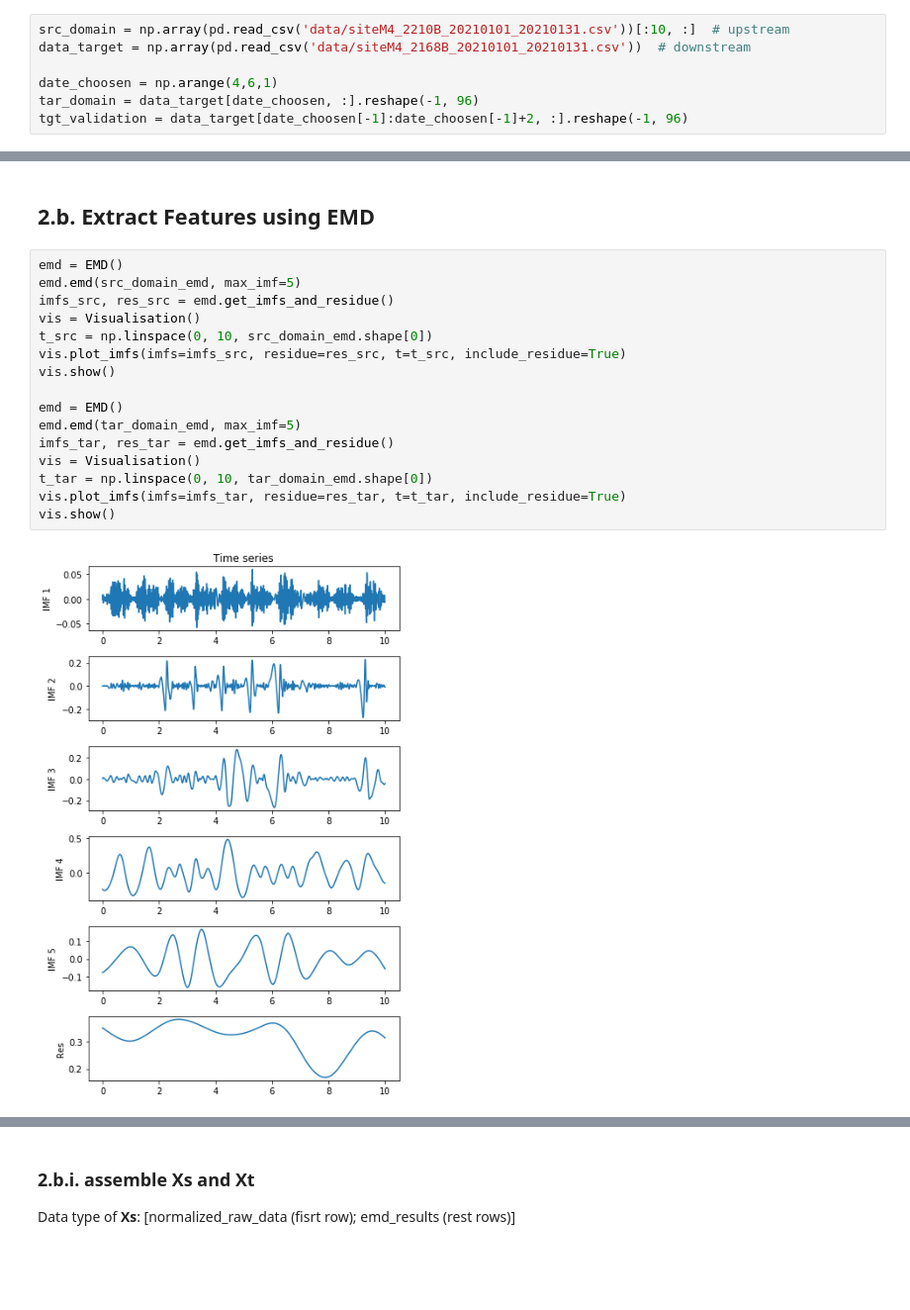
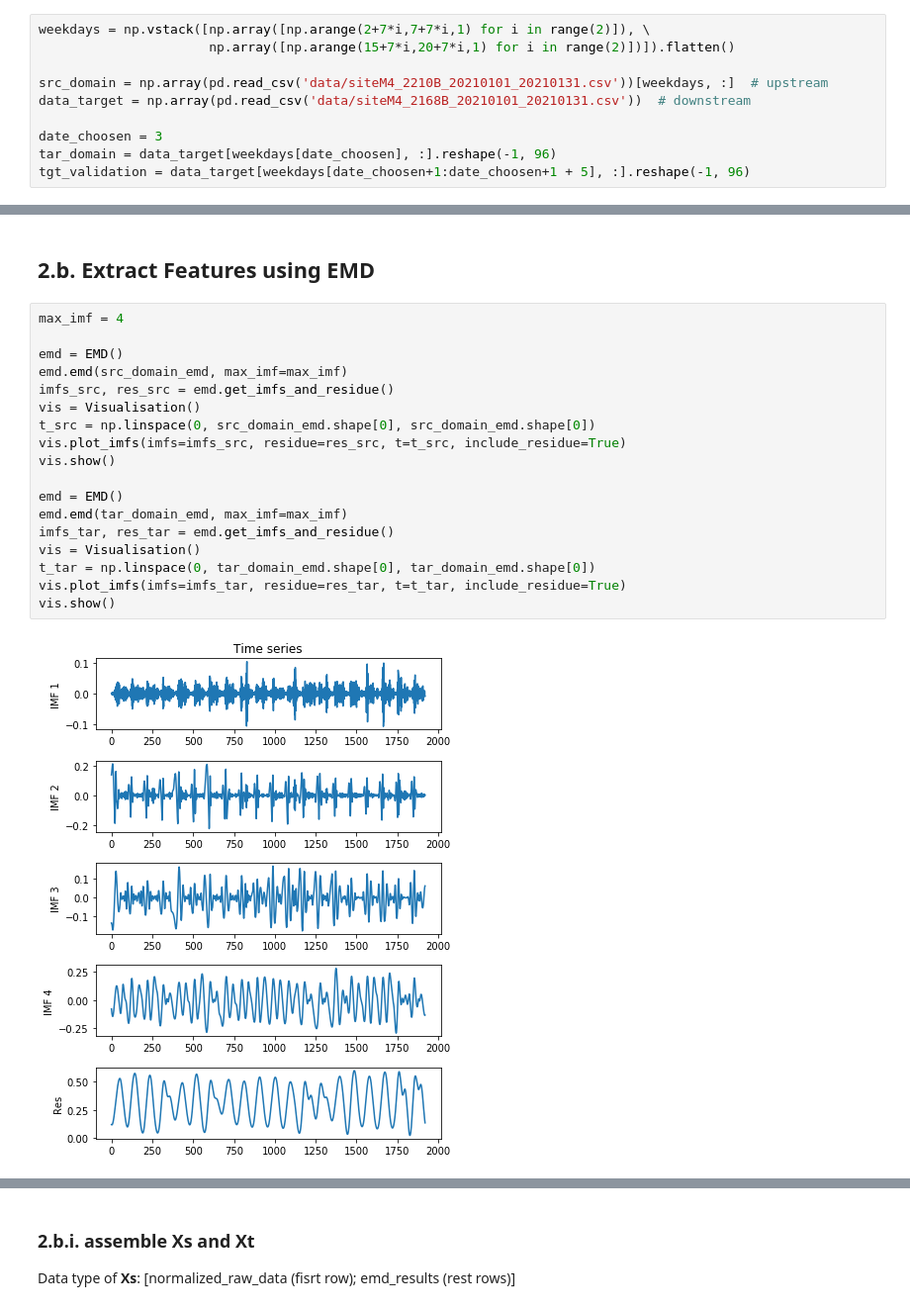
Before and after one commit to khzhang2/TCA_traffic, a Jupyter notebook: TCA_EMD_temporal_data_draft2.ipynb, the cells around one changed output, grey strips where cells are left out. Shown at 99% size. Drawn from its saved outputs; the diff is of its cells as text; blank space fills up the shorter version.

```diff
--- a/TCA_EMD_temporal_data_draft2.ipynb
+++ b/TCA_EMD_temporal_data_draft2.ipynb
@@ -162,12 +148,15 @@ plt.plot(Xs_new[1, :])
 # %% [markdown]
 ## 2.a. Load Data
 # %%
-src_domain = np.array(pd.read_csv('data/siteM4_2210B_20210101_20210131.csv'))[:10, :]  # upstream
+weekdays = np.vstack([np.array([np.arange(2+7*i,7+7*i,1) for i in range(2)]), \
+                      np.array([np.arange(15+7*i,20+7*i,1) for i in range(2)])]).flatten()
+
+src_domain = np.array(pd.read_csv('data/siteM4_2210B_20210101_20210131.csv'))[weekdays, :]  # upstream
 data_target = np.array(pd.read_csv('data/siteM4_2168B_20210101_20210131.csv'))  # downstream
 
-date_choosen = np.arange(4,6,1)
-tar_domain = data_target[date_choosen, :].reshape(-1, 96)
-tgt_validation = data_target[date_choosen[-1]:date_choosen[-1]+2, :].reshape(-1, 96)
+date_choosen = 3
+tar_domain = data_target[weekdays[date_choosen], :].reshape(-1, 96)
+tgt_validation = data_target[weekdays[date_choosen+1:date_choosen+1 + 5], :].reshape(-1, 96)
 # %% [markdown]
 ### 2.a.i. preview data
 # %%
@@ -180,20 +178,22 @@ tar_domain_emd = normalize(tar_domain.flatten())
 # %% [markdown]
 ## 2.b. Extract Features using EMD
 # %%
+max_imf = 4
+
 emd = EMD()
-emd.emd(src_domain_emd, max_imf=5)
+emd.emd(src_domain_emd, max_imf=max_imf)
 imfs_src, res_src = emd.get_imfs_and_residue()
 vis = Visualisation()
-t_src = np.linspace(0, 10, src_domain_emd.shape[0])
+t_src = np.linspace(0, src_domain_emd.shape[0], src_domain_emd.shape[0])
 vis.plot_imfs(imfs=imfs_src, residue=res_src, t=t_src, include_residue=True)
 vis.show()
 
 emd = EMD()
-emd.emd(tar_domain_emd, max_imf=5)
+emd.emd(tar_domain_emd, max_imf=max_imf)
 imfs_tar, res_tar = emd.get_imfs_and_residue()
 vis = Visualisation()
-t_tar = np.linspace(0, 10, tar_domain_emd.shape[0])
+t_tar = np.linspace(0, tar_domain_emd.shape[0], tar_domain_emd.shape[0])
 vis.plot_imfs(imfs=imfs_tar, residue=res_tar, t=t_tar, include_residue=True)
 vis.show()
 # %% [output]
-[figure, old version]
+[figure, new version]
```
Also changed, not shown: parts of 37 cells of this notebook.
